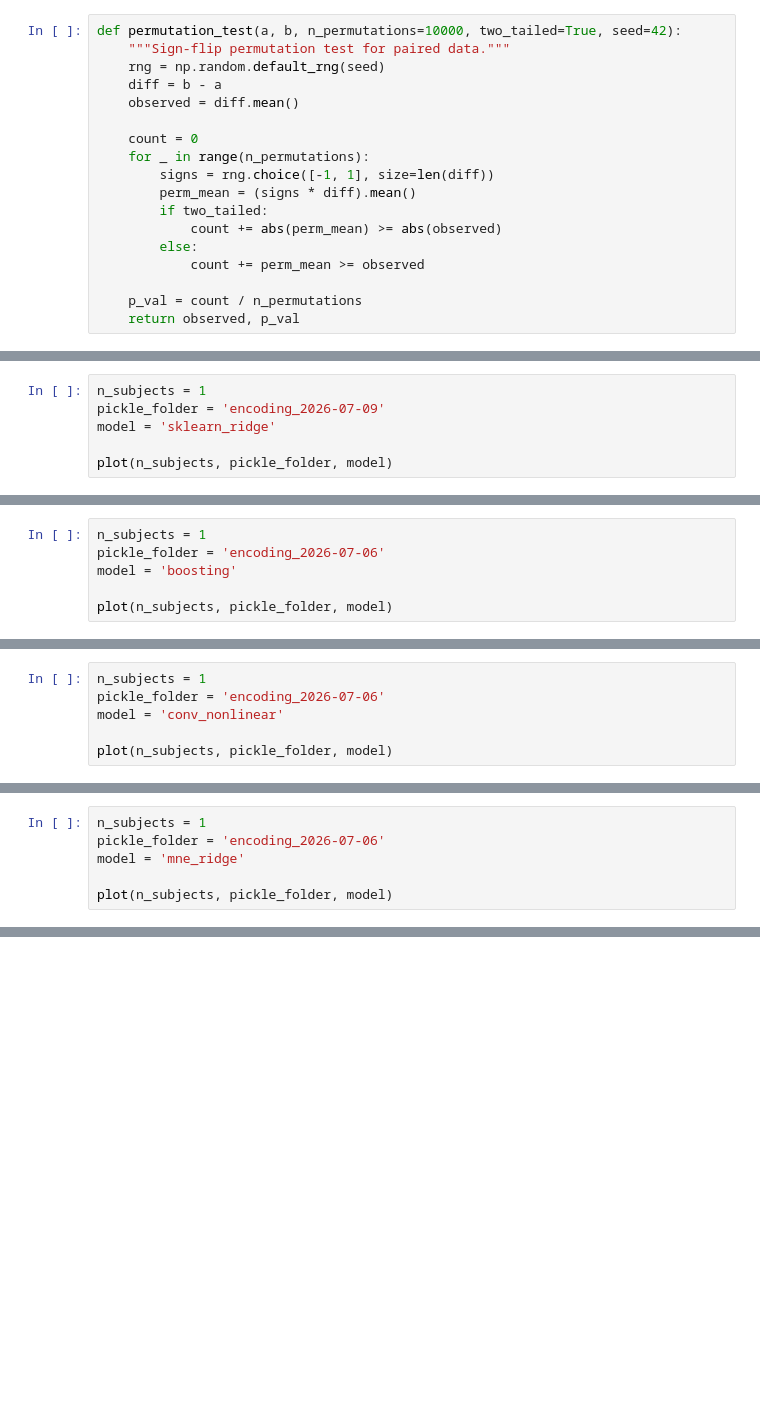
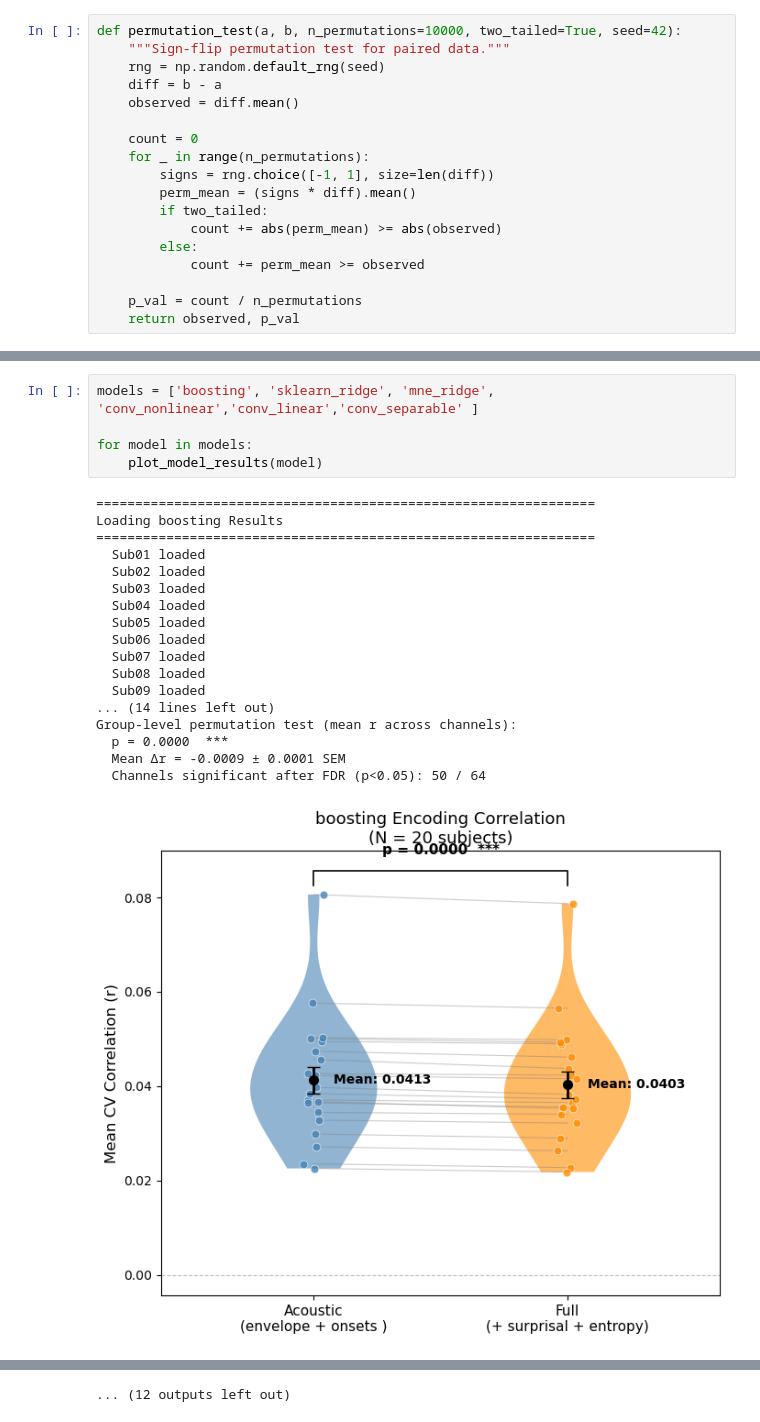
Before and after one commit to pereiraa10/SigMA-IDyOMpy, a Jupyter notebook: TRF/experiments/run_models.ipynb, the cells around one changed output, grey strips where cells are left out. Drawn from its saved outputs; the diff is of its cells as text; blank space fills up the shorter version.

Commit message:
updated with baseline results

```diff
--- a/TRF/experiments/run_models.ipynb
+++ b/TRF/experiments/run_models.ipynb
@@ -427,9 +568,3 @@ def plot(n_subjects, pickle_folder, model):
     plt.tight_layout()
     # plt.savefig('group_per_channel.png', dpi=150)
     plt.show()
-# %%
-n_subjects = 1
-pickle_folder = 'encoding_2026-07-09'
-model = 'sklearn_ridge'
-
-plot(n_subjects, pickle_folder, model)
@@ -449,6 +570,0 @@ ValueError: The number of FixedLocator locations (1), usually from a call to set
-# %%
-n_subjects = 1
-pickle_folder = 'encoding_2026-07-06'
-model = 'boosting'
-
-plot(n_subjects, pickle_folder, model)
@@ -460,6 +570,0 @@ AxisError: axis 1 is out of bounds for array of dimension 1
-# %%
-n_subjects = 1
-pickle_folder = 'encoding_2026-07-06'
-model = 'conv_nonlinear'
-
-plot(n_subjects, pickle_folder, model)
@@ -478,6 +570,0 @@ Group-level permutation test (mean r across channels):
-# %%
-n_subjects = 1
-pickle_folder = 'encoding_2026-07-06'
-model = 'mne_ridge'
-
-plot(n_subjects, pickle_folder, model)
@@ -720,0 +583,24 @@ array([[0., 0., 0., ..., 0., 0., 0.]], shape=(1, 1915000))
+# %%
+models = ['boosting', 'sklearn_ridge', 'mne_ridge', 'conv_nonlinear','conv_linear','conv_separable' ]
+
+for model in models:
+    plot_model_results(model)
+# %% [output]
+================================================================
+Loading boosting Results
+================================================================
+  Sub01 loaded
+  Sub02 loaded
+  Sub03 loaded
+  Sub04 loaded
+  Sub05 loaded
+  Sub06 loaded
+  Sub07 loaded
+  Sub08 loaded
+  Sub09 loaded
+... (14 lines left out)
+Group-level permutation test (mean r across channels):
+  p = 0.0000  ***
+  Mean Δr = -0.0009 ± 0.0001 SEM
+  Channels significant after FDR (p<0.05): 50 / 64
+[figure, added]
@@ -720,0 +649 @@ array([[0., 0., 0., ..., 0., 0., 0.]], shape=(1, 1915000))
+... (12 outputs left out)
```
Also changed, not shown: parts of 29 cells of this notebook.
